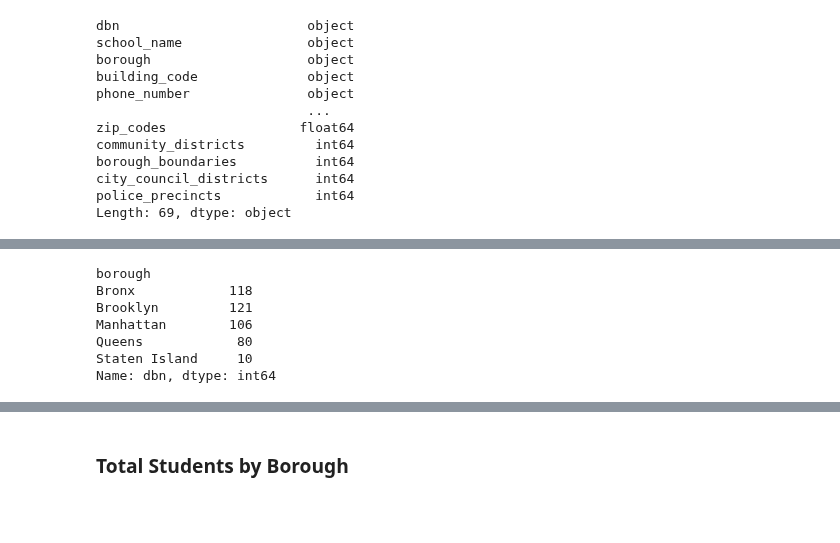
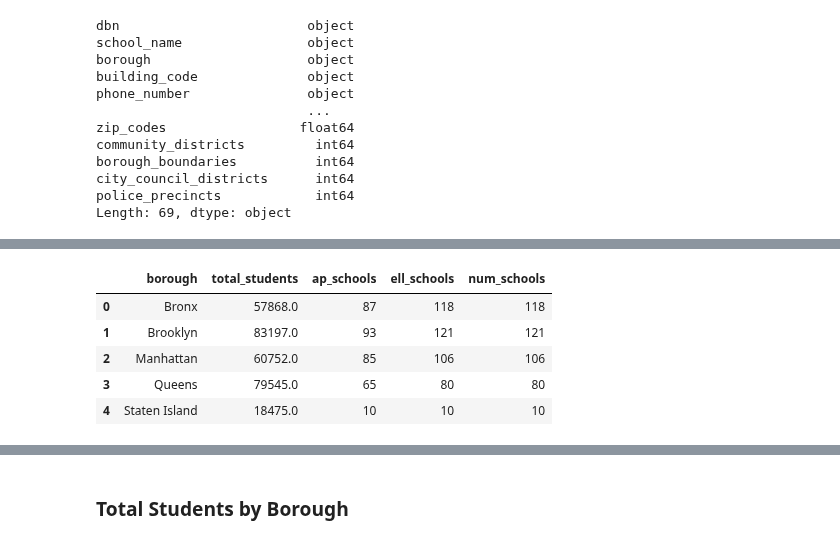
Before and after one commit to webeet-io/_onboarding_data, a Jupyter notebook: daily_tasks/day_2/day2_analysis.ipynb, the cells around one changed output, grey strips where cells are left out. Saved outputs shown, nothing was run; the diff lists cells and outputs as text; code cells hidden in the pictures; blank space fills up the shorter version.

```diff
--- a/daily_tasks/day_2/day2_analysis.ipynb
+++ b/daily_tasks/day_2/day2_analysis.ipynb
@@ -245,13 +233,12 @@ Index(['dbn', 'school_name', 'borough', 'building_code', 'phone_number',
-# %%
-df.groupby(['borough'])['dbn'].nunique()
-# %% [output]
-borough
-Bronx            118
-Brooklyn         121
-Manhattan        106
-Queens            80
-Staten Island     10
-Name: dbn, dtype: int64
+# %%
+borough_summary
+# %% [output]
+|  | borough | total_students | ap_schools | ell_schools | num_schools |
+| 0 | Bronx | 57868.0 | 87 | 118 | 118 |
+| 1 | Brooklyn | 83197.0 | 93 | 121 | 121 |
+| 2 | Manhattan | 60752.0 | 85 | 106 | 106 |
+| 3 | Queens | 79545.0 | 65 | 80 | 80 |
+| 4 | Staten Island | 18475.0 | 10 | 10 | 10 |
 # %%
 # Compute average students per school
 borough_summary['avg_students_per_school'] = borough_summary['total_students'] / borough_summary['num_schools']
```
Also changed, not shown: parts of 32 cells of this notebook.
